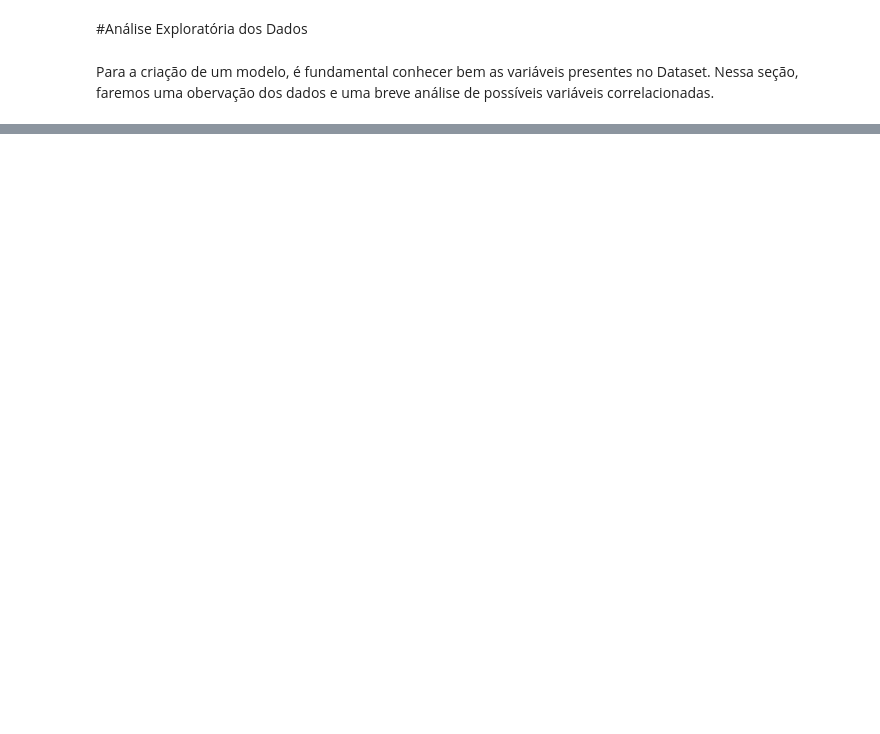
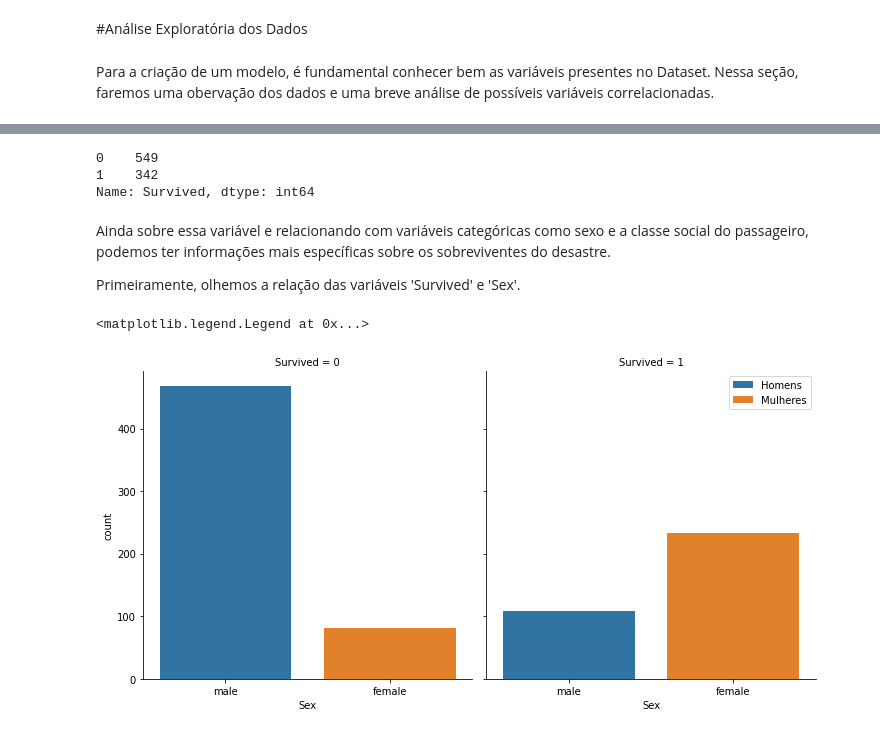
Before and after one commit to kauecapellato/Titanic_Case, a Jupyter notebook: Titanic_Case.ipynb, the cells around one changed output, grey strips where cells are left out. Drawn from its saved outputs; the diff is of its cells as text; code cells hidden in the pictures; blank space fills up the shorter version.

```diff
--- a/Titanic_Case.ipynb
+++ b/Titanic_Case.ipynb
@@ -122,0 +186,17 @@ treino.head(15)
+# %%
+# A quantidade exata de sobreviventes:
+treino['Survived'].value_counts()
+# %% [output]
+0    549
+1    342
+Name: Survived, dtype: int64
+# %% [markdown]
+Ainda sobre essa variável e relacionando com variáveis categóricas como sexo e a classe social do passageiro, podemos ter informações mais específicas sobre os sobreviventes do desastre.
+
+Primeiramente, olhemos a relação das variáveis 'Survived' e 'Sex'.
+# %%
+sns.catplot(x = "Sex", hue="Sex", col = 'Survived', data = treino, kind = "count", dodge = False, height=5, aspect=1)
+plt.legend(['Homens', 'Mulheres'])
+# %% [output]
+<matplotlib.legend.Legend at 0x...>
+[figure, added]
```
Also changed, not shown: parts of 24 cells of this notebook.
